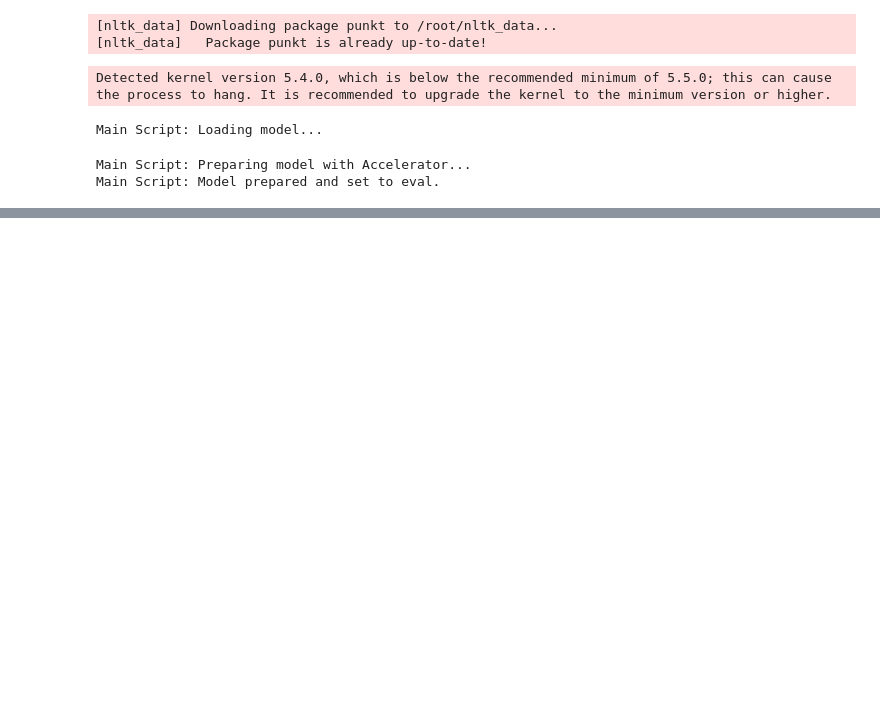
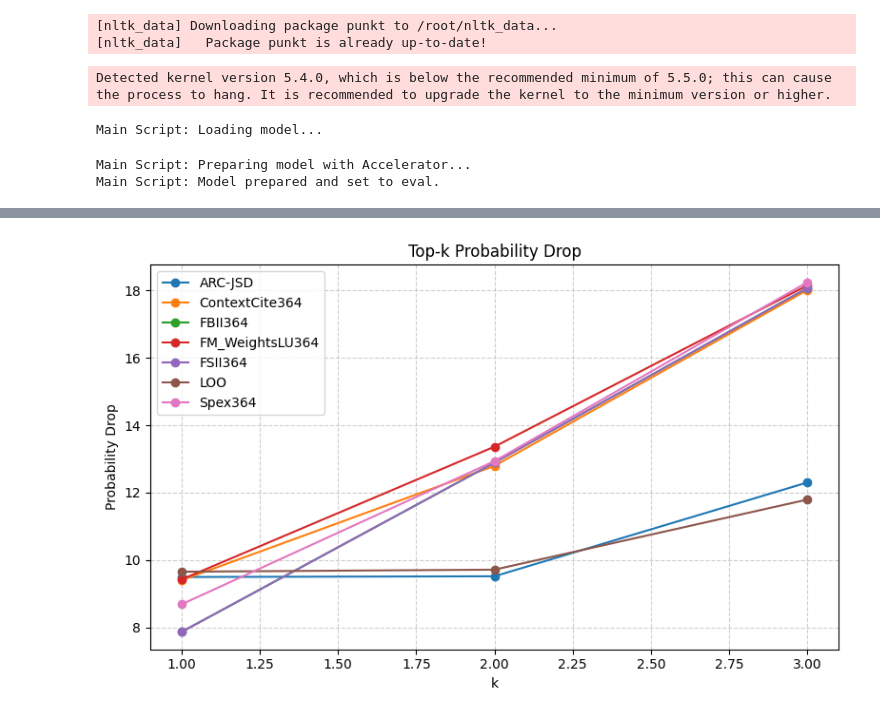
Before and after one commit to iNema9590/LLMX, a Jupyter notebook: Notebooks/musique_shap.ipynb, the cells around one changed output, grey strips where cells are left out. Saved outputs shown, nothing was run; the diff lists cells and outputs as text; code cells hidden in the pictures; blank space fills up the shorter version.

```diff
--- a/Notebooks/musique_shap.ipynb
+++ b/Notebooks/musique_shap.ipynb
@@ -40,7 +40,7 @@ def get_titles(lst):
 
 df.paragraphs=df.paragraphs.apply(get_titles)
 # %%
-df['Sentences'] = df['paragraphs'].apply(
-    lambda para_list: [sent for para in para_list for sent in nltk.sent_tokenize(para)]
-)
+# df['Sentences'] = df['paragraphs'].apply(
+#     lambda para_list: [sent for para in para_list for sent in nltk.sent_tokenize(para)]
+# )
 # %%
@@ -292,4 +356,4 @@ def summarize_and_print(all_results, k_values=[1, 3, 5]):
 
     return df_summary
 # %%
-summarize_and_print(all_results, k_values=[1, 3, 5])
+df_res=summarize_and_print(all_results, k_values=[1, 2, 3])
@@ -331,0 +409,19 @@ plot_recall_at_k(recall_table, k_values=[1, 2, 3, 4, 5])
+# %%
+plt.figure(figsize=(8, 5))
+for method in df_res.index:
+    plt.plot(
+        [1, 2, 3],
+        df_res.loc[method, ['topk_probability_k1', 'topk_probability_k2', 'topk_probability_k3']],
+        marker='o',
+        label=method
+    )
+
+plt.xlabel('k')
+plt.ylabel('Probability Drop')
+plt.title('Top-k Probability Drop')
+plt.legend()
+plt.grid(True, linestyle='--', alpha=0.6)
+plt.tight_layout()
+plt.show()
+# %% [output]
+[figure, added]
```
Also changed, not shown: parts of 14 cells of this notebook, 5 other files.
